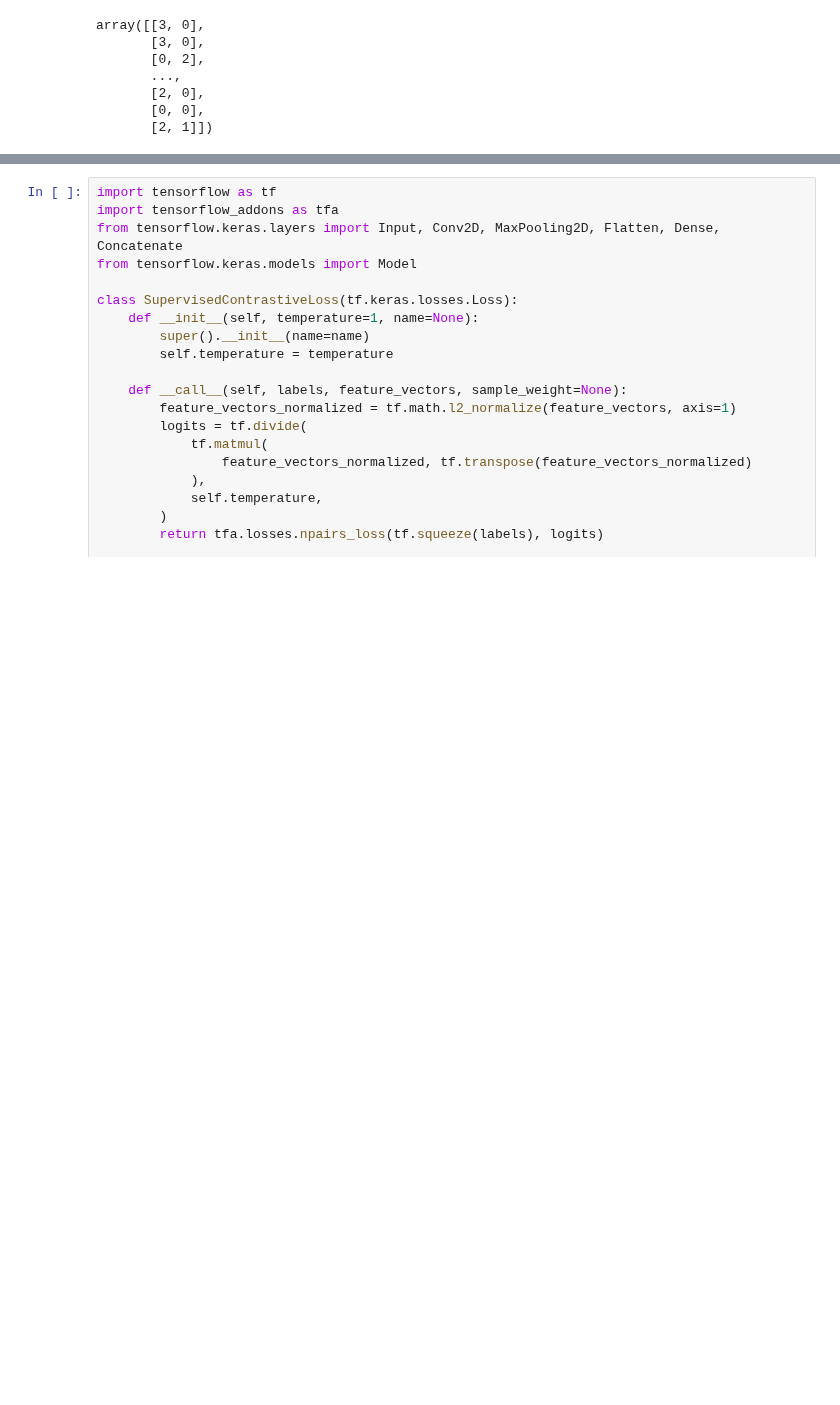
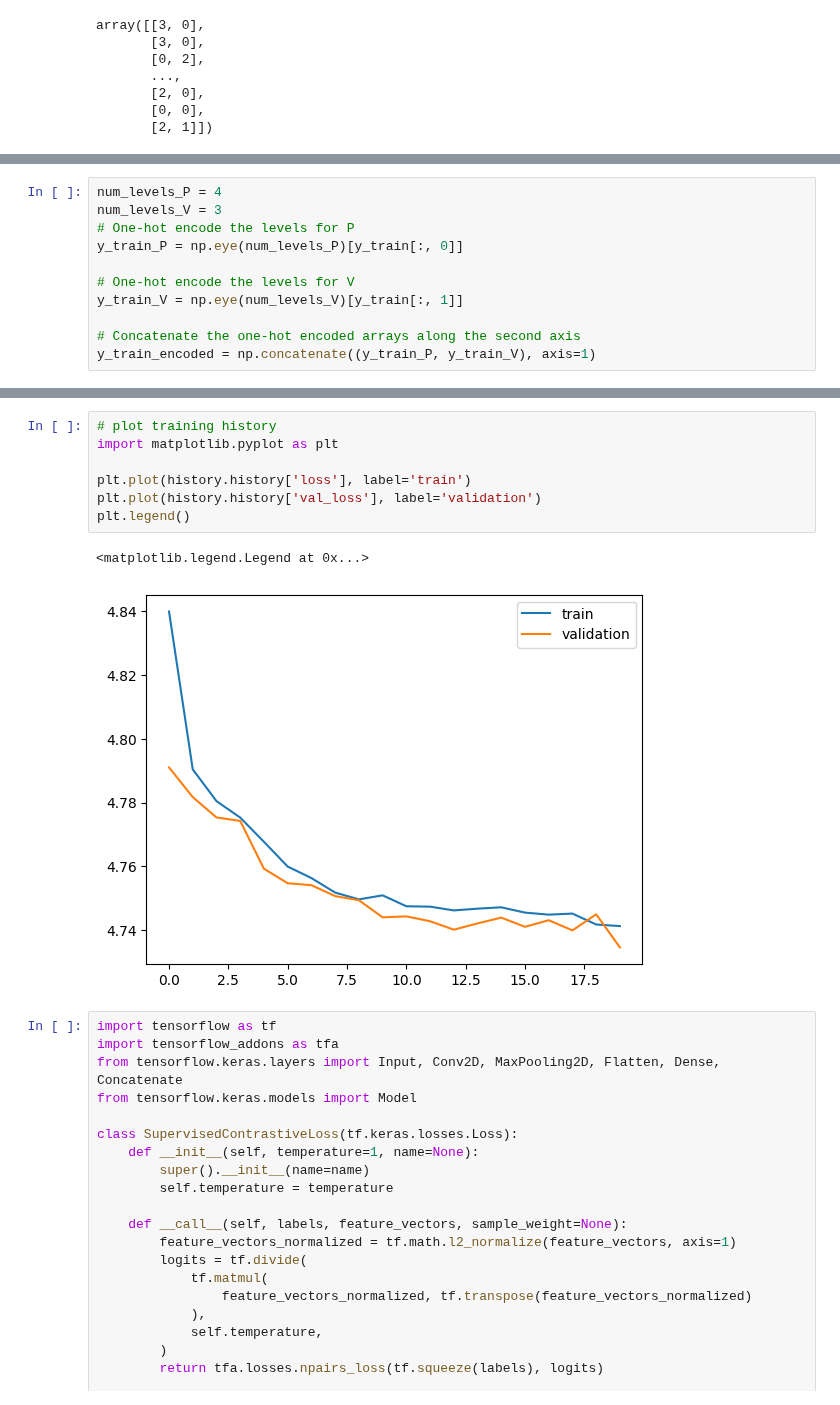
Before and after one commit to jpsousaUP/SSL_Project_1, a Jupyter notebook: notebooks/FullParameters/KIS_SupeervisedContrastiveLoss.ipynb, the cells around one changed output, grey strips where cells are left out. Saved outputs shown, nothing was run; the diff lists cells and outputs as text; blank space fills up the shorter version.

```diff
--- a/notebooks/FullParameters/KIS_SupeervisedContrastiveLoss.ipynb
+++ b/notebooks/FullParameters/KIS_SupeervisedContrastiveLoss.ipynb
@@ -273,0 +366,11 @@ plt.show()
+# %%
+num_levels_P = 4
+num_levels_V = 3
+# One-hot encode the levels for P
+y_train_P = np.eye(num_levels_P)[y_train[:, 0]]
+
+# One-hot encode the levels for V
+y_train_V = np.eye(num_levels_V)[y_train[:, 1]]
+
+# Concatenate the one-hot encoded arrays along the second axis
+y_train_encoded = np.concatenate((y_train_P, y_train_V), axis=1)
@@ -274,3 +466,13 @@ plt.show()
+# %%
+# plot training history
+import matplotlib.pyplot as plt
+
+plt.plot(history.history['loss'], label='train')
+plt.plot(history.history['val_loss'], label='validation')
+plt.legend()
+# %% [output]
+<matplotlib.legend.Legend at 0x...>
+[figure, added]
 # %%
 import tensorflow as tf
 import tensorflow_addons as tfa
```
Also changed, not shown: parts of 14 cells of this notebook, 1 other file.
